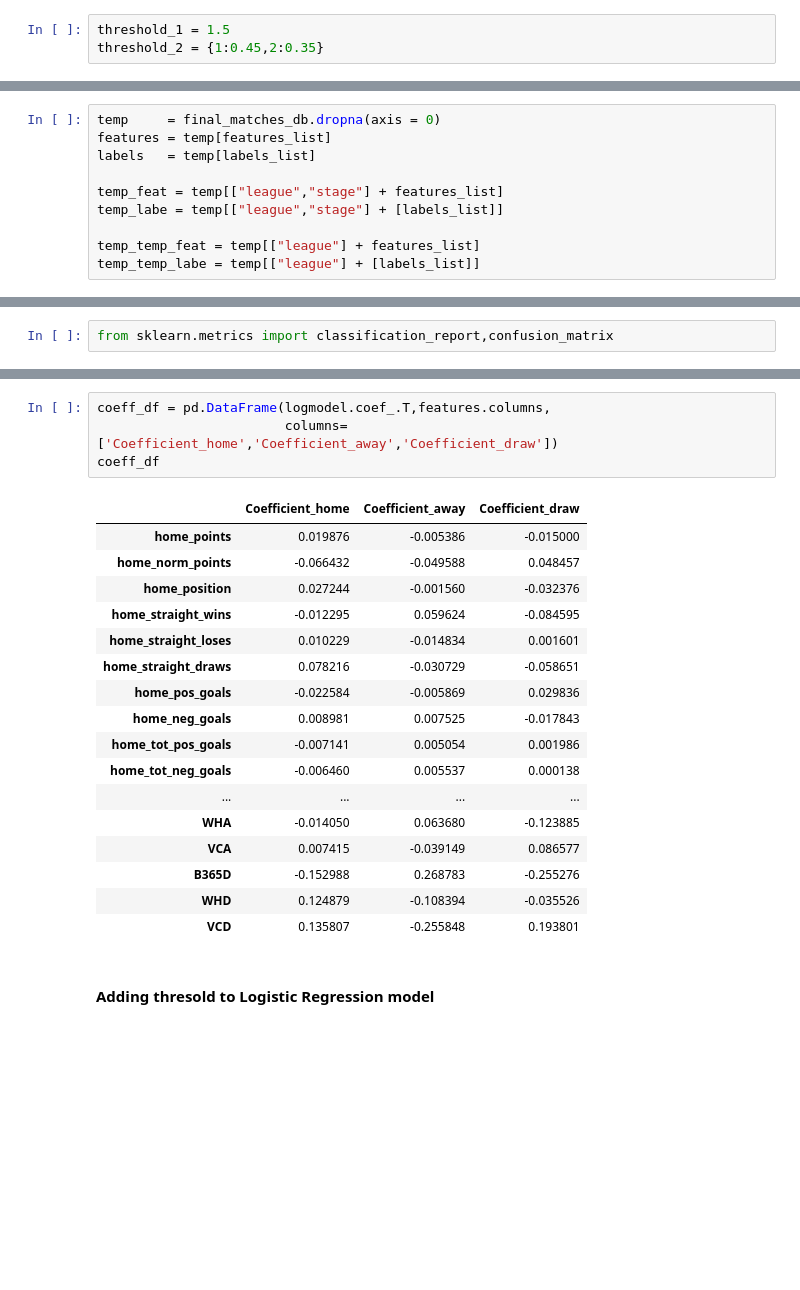
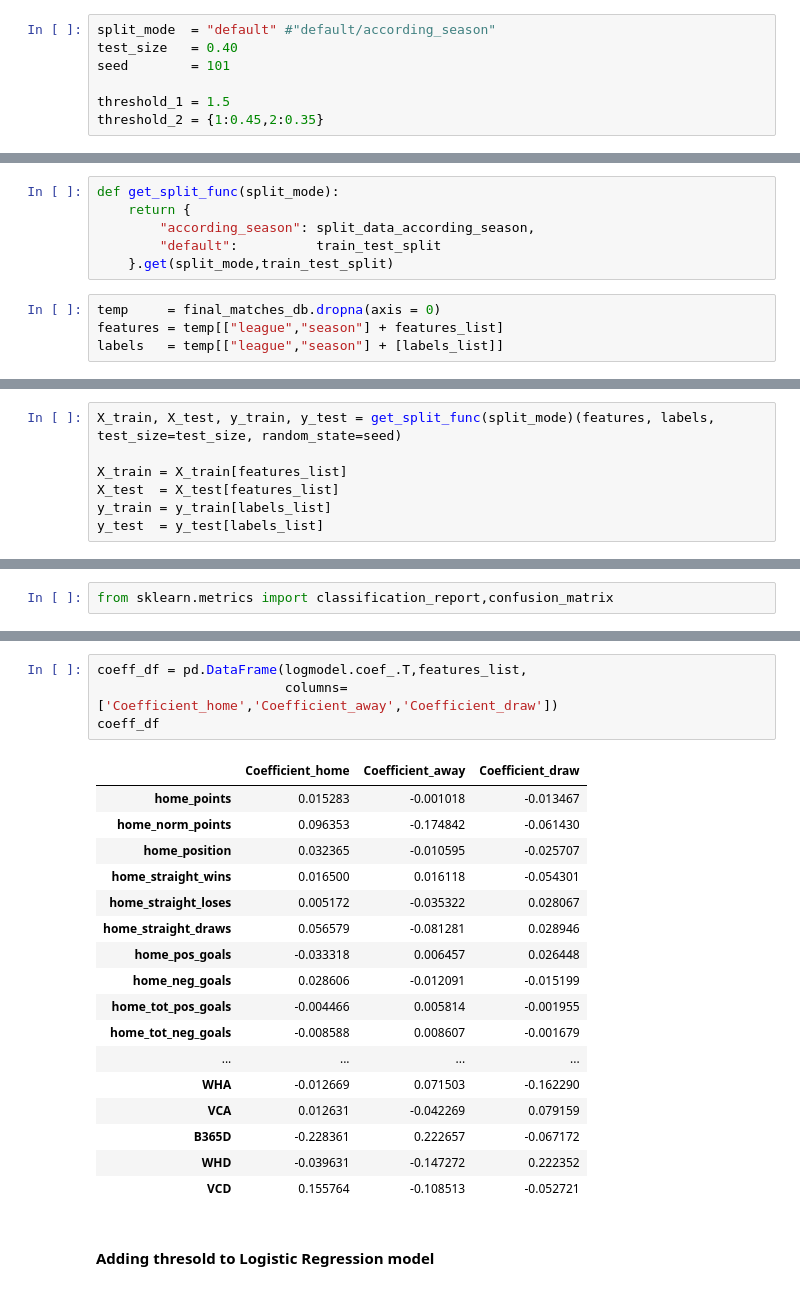
Before and after one commit to asafavinoam/applied_data_science_project, a Jupyter notebook: learning_and_testing.ipynb, the cells around one changed output, grey strips where cells are left out. Cells and saved outputs as stored; diff of their text form; blank space fills up the shorter version.

Commit message:
Added function to split data according seasons

```diff
--- a/learning_and_testing.ipynb
+++ b/learning_and_testing.ipynb
@@ -138,6 +134,10 @@ for league in all_leagues:
 # %% [markdown]
 #### Hyperparameters:
 # %%
+split_mode  = "default" #"default/according_season"
+test_size   = 0.40
+seed        = 101
+
 threshold_1 = 1.5
 threshold_2 = {1:0.45,2:0.35}
 # %% [markdown]
@@ -200,13 +202,13 @@ def split_according_league(features, labels, test_size):
+# %%
+def get_split_func(split_mode):
+    return {
+        "according_season": split_data_according_season,
+        "default":          train_test_split
+    }.get(split_mode,train_test_split)
 # %%
 temp     = final_matches_db.dropna(axis = 0)
-features = temp[features_list]
-labels   = temp[labels_list]
-
-temp_feat = temp[["league","stage"] + features_list]
-temp_labe = temp[["league","stage"] + [labels_list]]
-
-temp_temp_feat = temp[["league"] + features_list]
-temp_temp_labe = temp[["league"] + [labels_list]]
+features = temp[["league","season"] + features_list]
+labels   = temp[["league","season"] + [labels_list]]
 # %%
 print("Num of features =",len(features_list))
 # %% [output]
@@ -221,0 +216,7 @@ X_train, X_test, y_train, y_test = split_according_league(temp_temp_feat, temp_t
+# %%
+X_train, X_test, y_train, y_test = get_split_func(split_mode)(features, labels, test_size=test_size, random_state=seed)
+
+X_train = X_train[features_list]
+X_test  = X_test[features_list]
+y_train = y_train[labels_list]
+y_test  = y_test[labels_list]
@@ -263,25 +280,25 @@ sns.heatmap(confusion_matrix(y_test,predictions),annot=True, fmt="d")
 # %%
-coeff_df = pd.DataFrame(logmodel.coef_.T,features.columns,
+coeff_df = pd.DataFrame(logmodel.coef_.T,features_list,
                         columns=['Coefficient_home','Coefficient_away','Coefficient_draw'])
 coeff_df
 # %% [output]
 |  | Coefficient_home | Coefficient_away | Coefficient_draw |
-| home_points | 0.019876 | -0.005386 | -0.015000 |
-| home_norm_points | -0.066432 | -0.049588 | 0.048457 |
-| home_position | 0.027244 | -0.001560 | -0.032376 |
-| home_straight_wins | -0.012295 | 0.059624 | -0.084595 |
-| home_straight_loses | 0.010229 | -0.014834 | 0.001601 |
-| home_straight_draws | 0.078216 | -0.030729 | -0.058651 |
-| home_pos_goals | -0.022584 | -0.005869 | 0.029836 |
-| home_neg_goals | 0.008981 | 0.007525 | -0.017843 |
-| home_tot_pos_goals | -0.007141 | 0.005054 | 0.001986 |
-| home_tot_neg_goals | -0.006460 | 0.005537 | 0.000138 |
+| home_points | 0.015283 | -0.001018 | -0.013467 |
+| home_norm_points | 0.096353 | -0.174842 | -0.061430 |
+| home_position | 0.032365 | -0.010595 | -0.025707 |
+| home_straight_wins | 0.016500 | 0.016118 | -0.054301 |
+| home_straight_loses | 0.005172 | -0.035322 | 0.028067 |
+| home_straight_draws | 0.056579 | -0.081281 | 0.028946 |
+| home_pos_goals | -0.033318 | 0.006457 | 0.026448 |
+| home_neg_goals | 0.028606 | -0.012091 | -0.015199 |
+| home_tot_pos_goals | -0.004466 | 0.005814 | -0.001955 |
+| home_tot_neg_goals | -0.008588 | 0.008607 | -0.001679 |
 | ... | ... | ... | ... |
-| WHA | -0.014050 | 0.063680 | -0.123885 |
-| VCA | 0.007415 | -0.039149 | 0.086577 |
-| B365D | -0.152988 | 0.268783 | -0.255276 |
-| WHD | 0.124879 | -0.108394 | -0.035526 |
-| VCD | 0.135807 | -0.255848 | 0.193801 |
+| WHA | -0.012669 | 0.071503 | -0.162290 |
+| VCA | 0.012631 | -0.042269 | 0.079159 |
+| B365D | -0.228361 | 0.222657 | -0.067172 |
+| WHD | -0.039631 | -0.147272 | 0.222352 |
+| VCD | 0.155764 | -0.108513 | -0.052721 |
 # %% [markdown]
 #### Adding thresold to Logistic Regression model
 # %%
```
Also changed, not shown: parts of 46 cells of this notebook.
